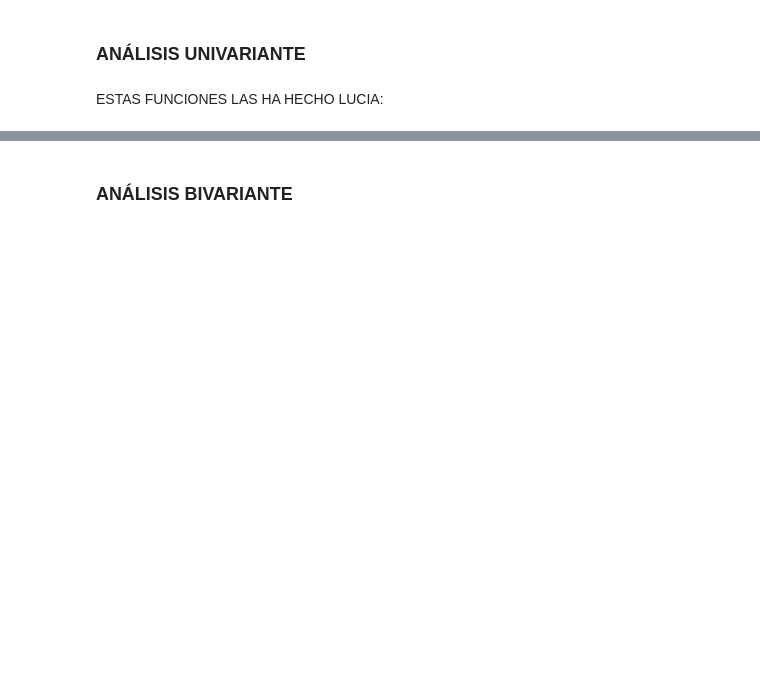
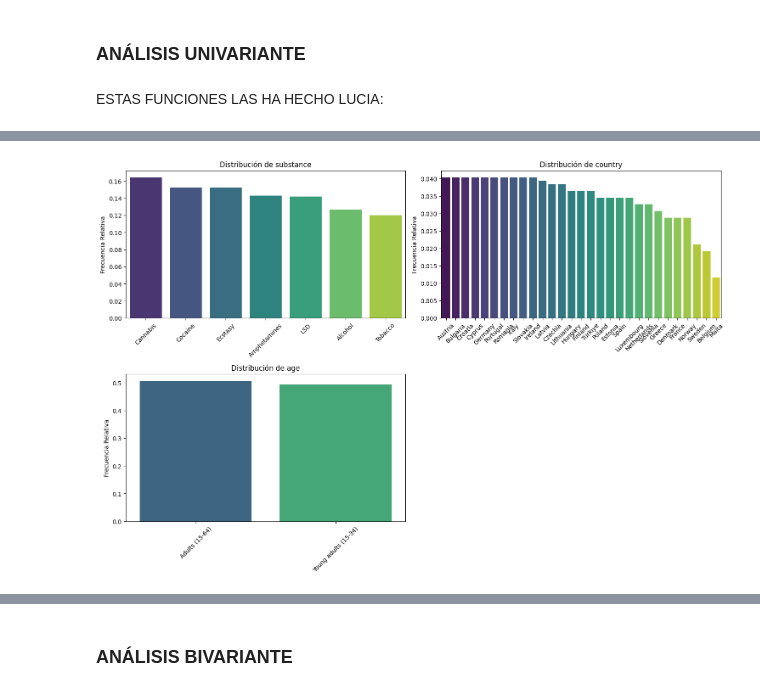
Before and after one commit to Luciajp-ds/EDA_european_drug, a Jupyter notebook: src/notebooks/H1_Rebe.ipynb, the cells around one changed output, grey strips where cells are left out. Cells and saved outputs as stored; diff of their text form; code cells hidden in the pictures; blank space fills up the shorter version.

```diff
--- a/src/notebooks/H1_Rebe.ipynb
+++ b/src/notebooks/H1_Rebe.ipynb
@@ -165,0 +269,4 @@ def plot_combined_graphs(df, columns, whisker_width=1.5):
+# %%
+pinta_distribucion_categoricas(df_drugs, ["substance", "country", "age"], relativa=True)
+# %% [output]
+[figure, added]
```
Also changed, not shown: parts of 21 cells of this notebook, 1 other file.
